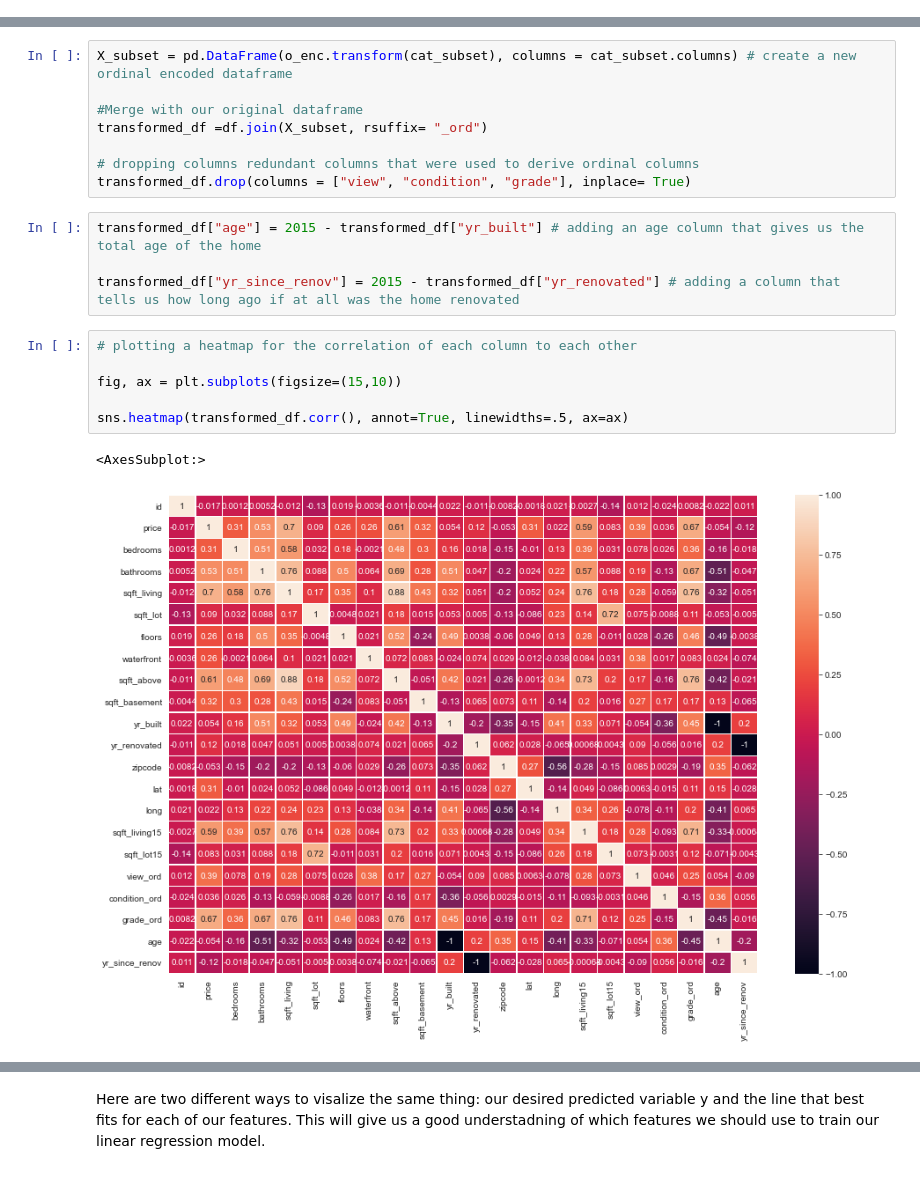
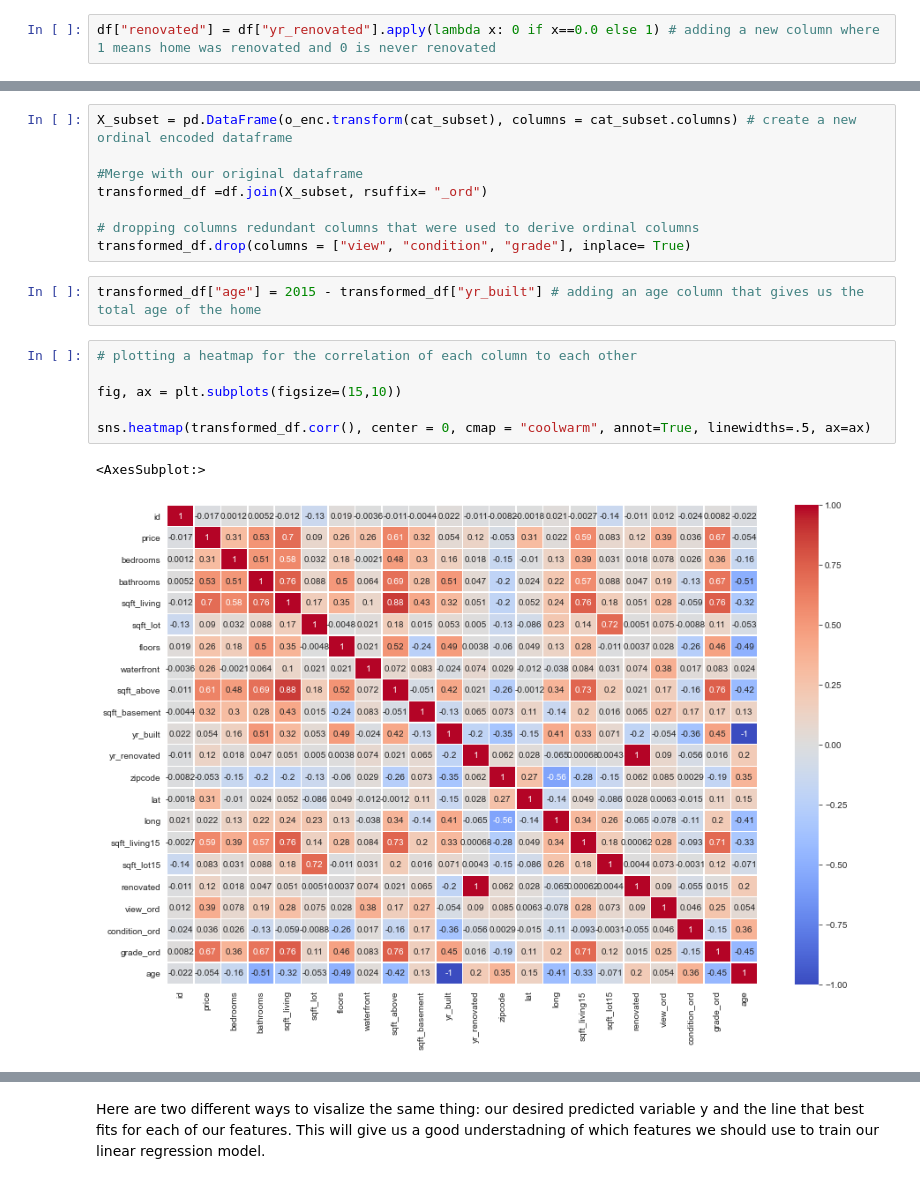
Before and after one commit to tweatherfordk/Linear-Regression-Housing-Model, a Jupyter notebook: Pedro/kings_county_eda.ipynb, the cells around one changed output, grey strips where cells are left out. Cells and saved outputs as stored; diff of their text form.

```diff
--- a/Pedro/kings_county_eda.ipynb
+++ b/Pedro/kings_county_eda.ipynb
@@ -87,6 +87,8 @@ df.view.unique() # inspecting view column to see if there are any NaN values
 df.view.fillna("NONE", inplace = True) #filling in NaN values with string NONE
 # %% [markdown]
 Now it is time to move away from filling in our null values and correcting our data types and to begin dealing with our ordinal columns.
+# %%
+df["renovated"] = df["yr_renovated"].apply(lambda x: 0 if x==0.0 else 1) # adding a new column where 1 means home was renovated and 0 is never renovated
 # %%
 df["grade"] = df.grade.apply(lambda x: (int(x[0:2]))) # adding a grade numeric column which is derived from the grade column.
 # Only using the integer grading (3-13)
@@ -137,17 +139,15 @@ transformed_df =df.join(X_subset, rsuffix= "_ord")
 transformed_df.drop(columns = ["view", "condition", "grade"], inplace= True)
 # %%
 transformed_df["age"] = 2015 - transformed_df["yr_built"] # adding an age column that gives us the total age of the home
-
-transformed_df["yr_since_renov"] = 2015 - transformed_df["yr_renovated"] # adding a column that tells us how long ago if at all was the home renovated
 # %%
 # plotting a heatmap for the correlation of each column to each other
 
 fig, ax = plt.subplots(figsize=(15,10))
 
-sns.heatmap(transformed_df.corr(), annot=True, linewidths=.5, ax=ax)
+sns.heatmap(transformed_df.corr(), center = 0, cmap = "coolwarm", annot=True, linewidths=.5, ax=ax)
 # %% [output]
 <AxesSubplot:>
-[figure, old version]
+[figure, new version]
 # %%
 ax = sns.pairplot(transformed_df, corner = True)
 # %% [output]
```
Also changed, not shown: parts of 4 cells of this notebook, 3 other files.
